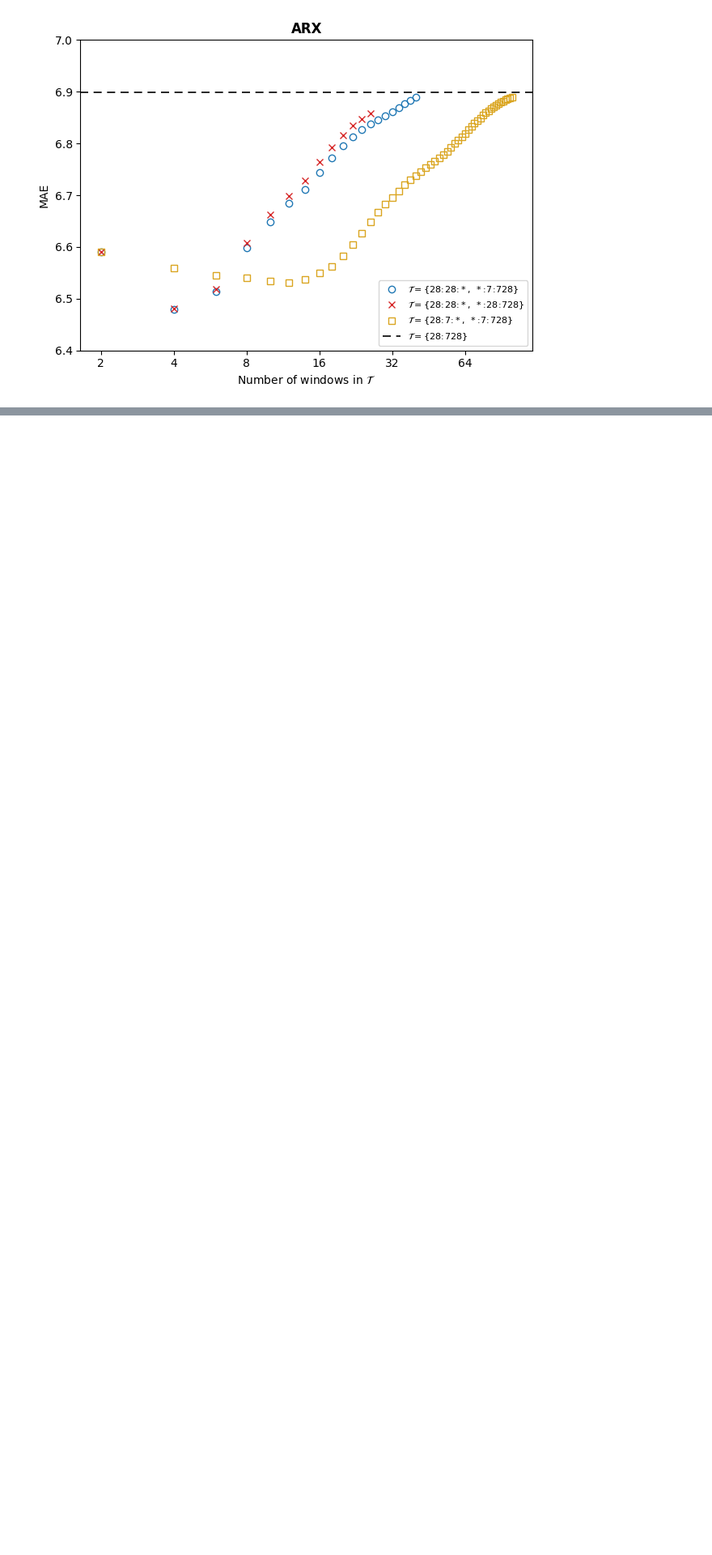
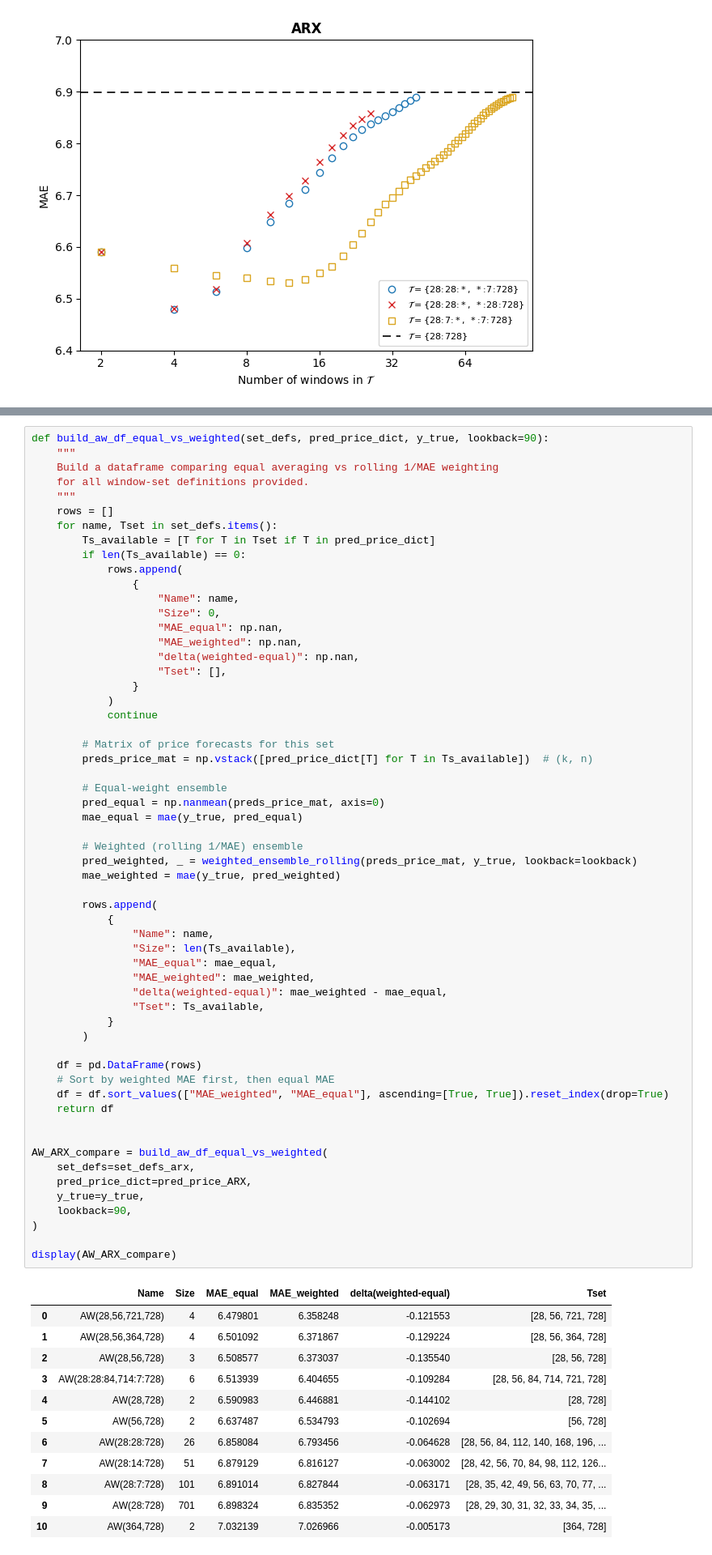
Before and after one commit to MoskwaIga/PredictiveAnalyticsProject, a Jupyter notebook: Project.ipynb, the cells around one changed output, grey strips where cells are left out. Shown at 81% size. Saved outputs shown, nothing was run; the diff lists cells and outputs as text; blank space fills up the shorter version.

```diff
--- a/Project.ipynb
+++ b/Project.ipynb
@@ -781,0 +662,71 @@ TOP-10 by MAE_equal:
+# %%
+def build_aw_df_equal_vs_weighted(set_defs, pred_price_dict, y_true, lookback=90):
+    """
+    Build a dataframe comparing equal averaging vs rolling 1/MAE weighting
+    for all window-set definitions provided.
+    """
+    rows = []
+    for name, Tset in set_defs.items():
+        Ts_available = [T for T in Tset if T in pred_price_dict]
+        if len(Ts_available) == 0:
+            rows.append(
+                {
+                    "Name": name,
+                    "Size": 0,
+                    "MAE_equal": np.nan,
+                    "MAE_weighted": np.nan,
+                    "delta(weighted-equal)": np.nan,
+                    "Tset": [],
+                }
+            )
+            continue
+
+        # Matrix of price forecasts for this set
+        preds_price_mat = np.vstack([pred_price_dict[T] for T in Ts_available])  # (k, n)
+
+        # Equal-weight ensemble
+        pred_equal = np.nanmean(preds_price_mat, axis=0)
+        mae_equal = mae(y_true, pred_equal)
+
+        # Weighted (rolling 1/MAE) ensemble
+        pred_weighted, _ = weighted_ensemble_rolling(preds_price_mat, y_true, lookback=lookback)
+        mae_weighted = mae(y_true, pred_weighted)
+
+        rows.append(
+            {
+                "Name": name,
+                "Size": len(Ts_available),
+                "MAE_equal": mae_equal,
+                "MAE_weighted": mae_weighted,
+                "delta(weighted-equal)": mae_weighted - mae_equal,
+                "Tset": Ts_available,
+            }
+        )
+
+    df = pd.DataFrame(rows)
+    # Sort by weighted MAE first, then equal MAE
+    df = df.sort_values(["MAE_weighted", "MAE_equal"], ascending=[True, True]).reset_index(drop=True)
+    return df
+
+
+AW_ARX_compare = build_aw_df_equal_vs_weighted(
+    set_defs=set_defs_arx,
+    pred_price_dict=pred_price_ARX,
+    y_true=y_true,
+    lookback=90,
+)
+
+display(AW_ARX_compare)
+# %% [output]
+|  | Name | Size | MAE_equal | MAE_weighted | delta(weighted-equal) | Tset |
+| 0 | AW(28,56,721,728) | 4 | 6.479801 | 6.358248 | -0.121553 | [28, 56, 721, 728] |
+| 1 | AW(28,56,364,728) | 4 | 6.501092 | 6.371867 | -0.129224 | [28, 56, 364, 728] |
+| 2 | AW(28,56,728) | 3 | 6.508577 | 6.373037 | -0.135540 | [28, 56, 728] |
+| 3 | AW(28:28:84,714:7:728) | 6 | 6.513939 | 6.404655 | -0.109284 | [28, 56, 84, 714, 721, 728] |
+| 4 | AW(28,728) | 2 | 6.590983 | 6.446881 | -0.144102 | [28, 728] |
+| 5 | AW(56,728) | 2 | 6.637487 | 6.534793 | -0.102694 | [56, 728] |
+| 6 | AW(28:28:728) | 26 | 6.858084 | 6.793456 | -0.064628 | [28, 56, 84, 112, 140, 168, 196, ... |
+| 7 | AW(28:14:728) | 51 | 6.879129 | 6.816127 | -0.063002 | [28, 42, 56, 70, 84, 98, 112, 126... |
+| 8 | AW(28:7:728) | 101 | 6.891014 | 6.827844 | -0.063171 | [28, 35, 42, 49, 56, 63, 70, 77, ... |
+| 9 | AW(28:728) | 701 | 6.898324 | 6.835352 | -0.062973 | [28, 29, 30, 31, 32, 33, 34, 35, ... |
+| 10 | AW(364,728) | 2 | 7.032139 | 7.026966 | -0.005173 | [364, 728] |
```
Also changed, not shown: parts of 8 cells of this notebook.
